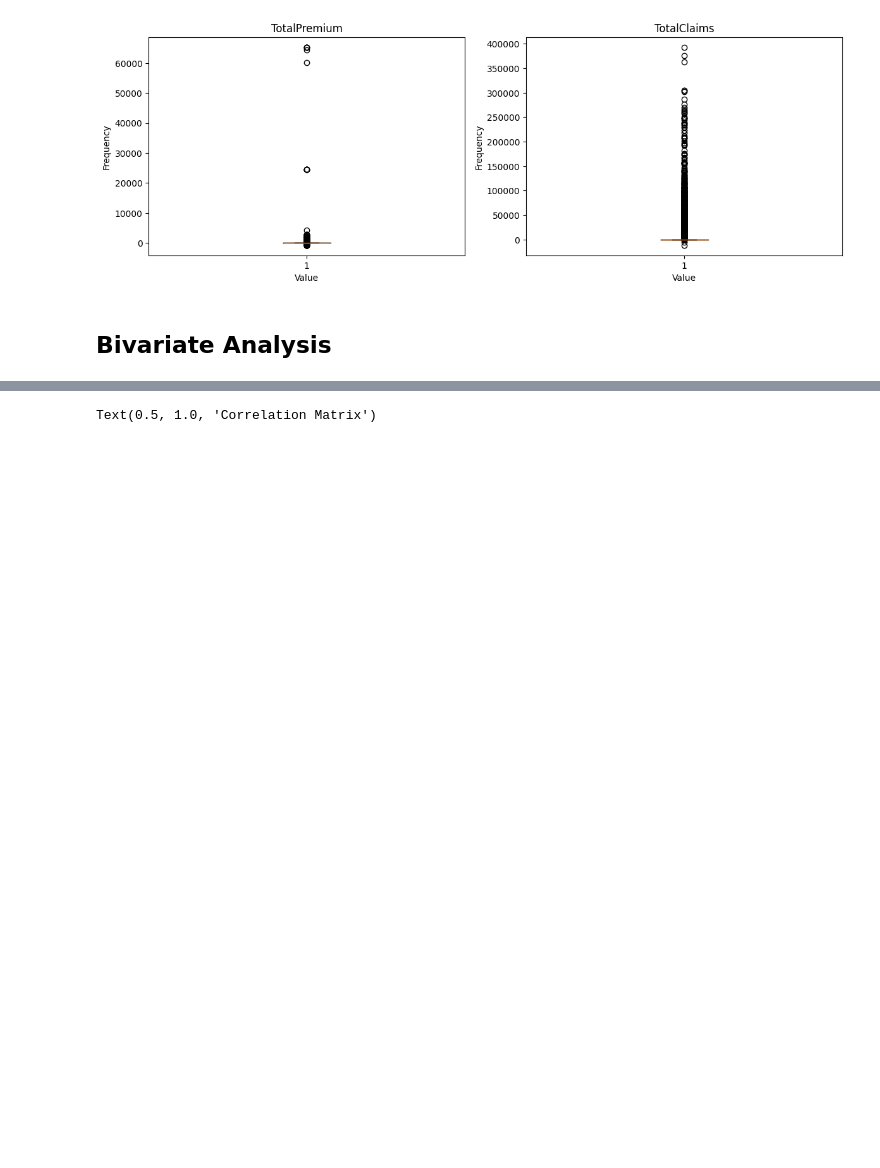
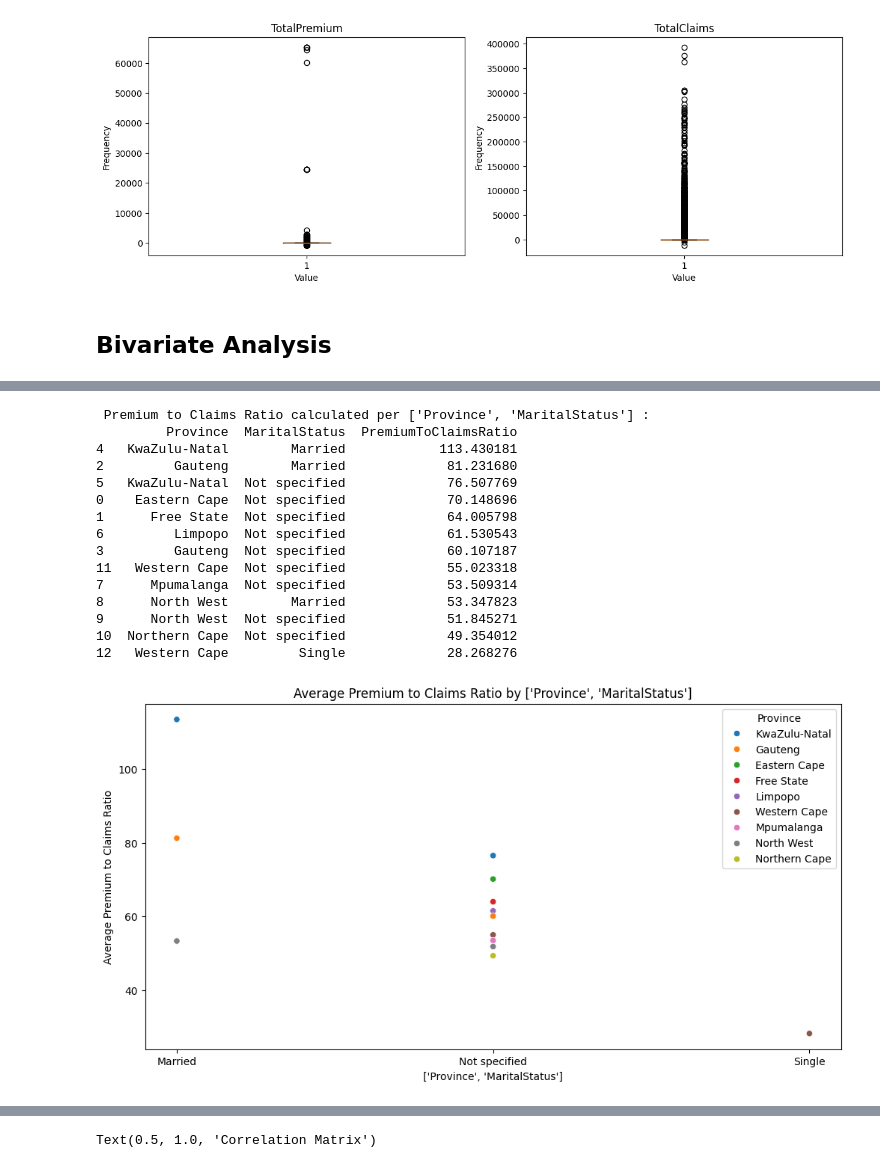
Before and after one commit to wastb/Car-Insurance-Predictive-Modelling, a Jupyter notebook: notebooks/task1.ipynb, the cells around one changed output, grey strips where cells are left out. Saved outputs shown, nothing was run; the diff lists cells and outputs as text; code cells hidden in the pictures; blank space fills up the shorter version.

```diff
--- a/notebooks/task1.ipynb
+++ b/notebooks/task1.ipynb
@@ -405 +376,20 @@ da.bivariate_analysis('bodytype')
+# %%
+da.multivariate_analysis_2()
+# %% [output]
+ Premium to Claims Ratio calculated per ['Province', 'MaritalStatus'] :
+         Province  MaritalStatus  PremiumToClaimsRatio
+4   KwaZulu-Natal        Married            113.430181
+2         Gauteng        Married             81.231680
+5   KwaZulu-Natal  Not specified             76.507769
+0    Eastern Cape  Not specified             70.148696
+1      Free State  Not specified             64.005798
+6         Limpopo  Not specified             61.530543
+3         Gauteng  Not specified             60.107187
+11   Western Cape  Not specified             55.023318
+7      Mpumalanga  Not specified             53.509314
+8      North West        Married             53.347823
+9      North West  Not specified             51.845271
+10  Northern Cape  Not specified             49.354012
+12   Western Cape         Single             28.268276
+[figure, added]
 # %%
```
Also changed, not shown: parts of 37 cells of this notebook, 3 other files.
